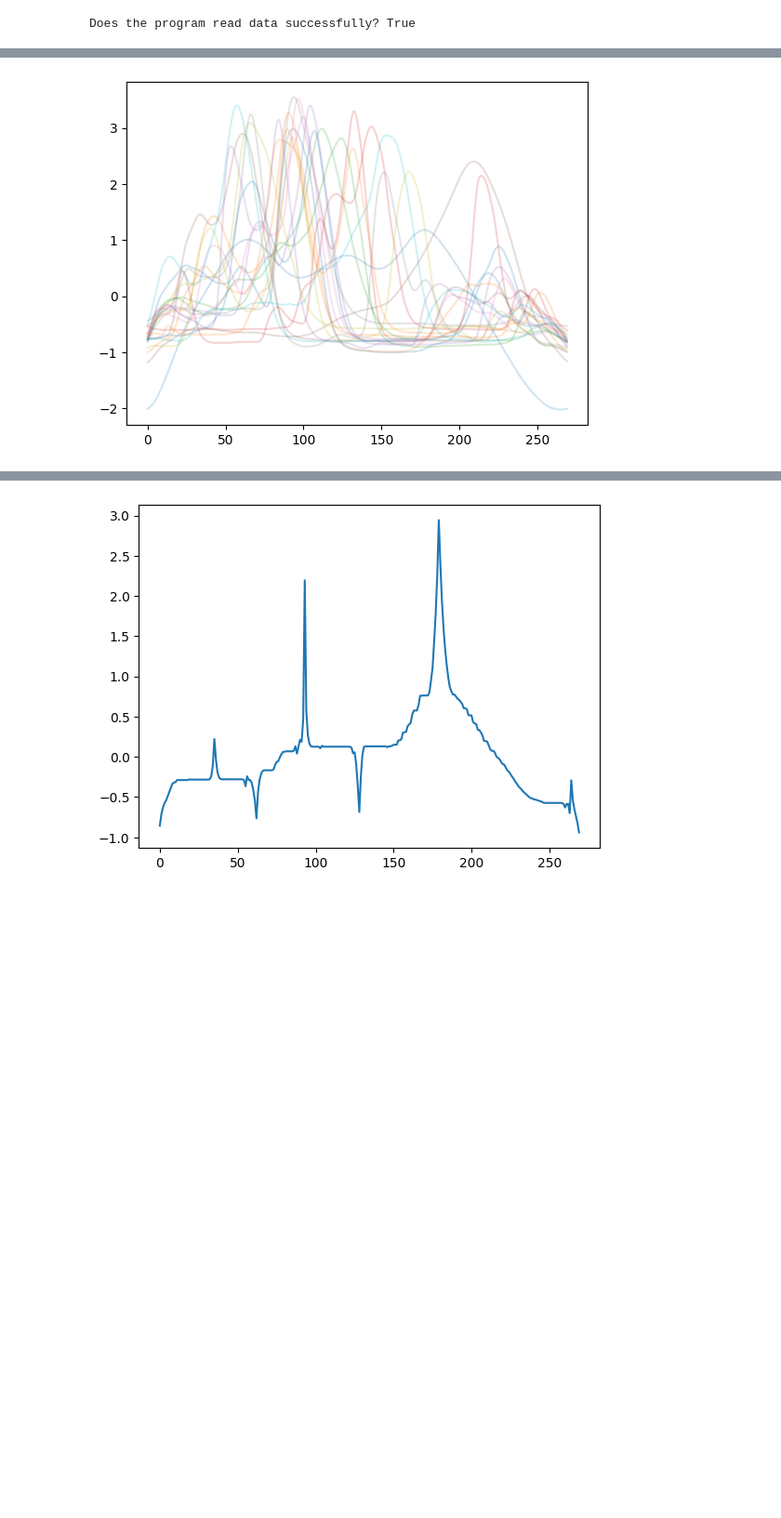
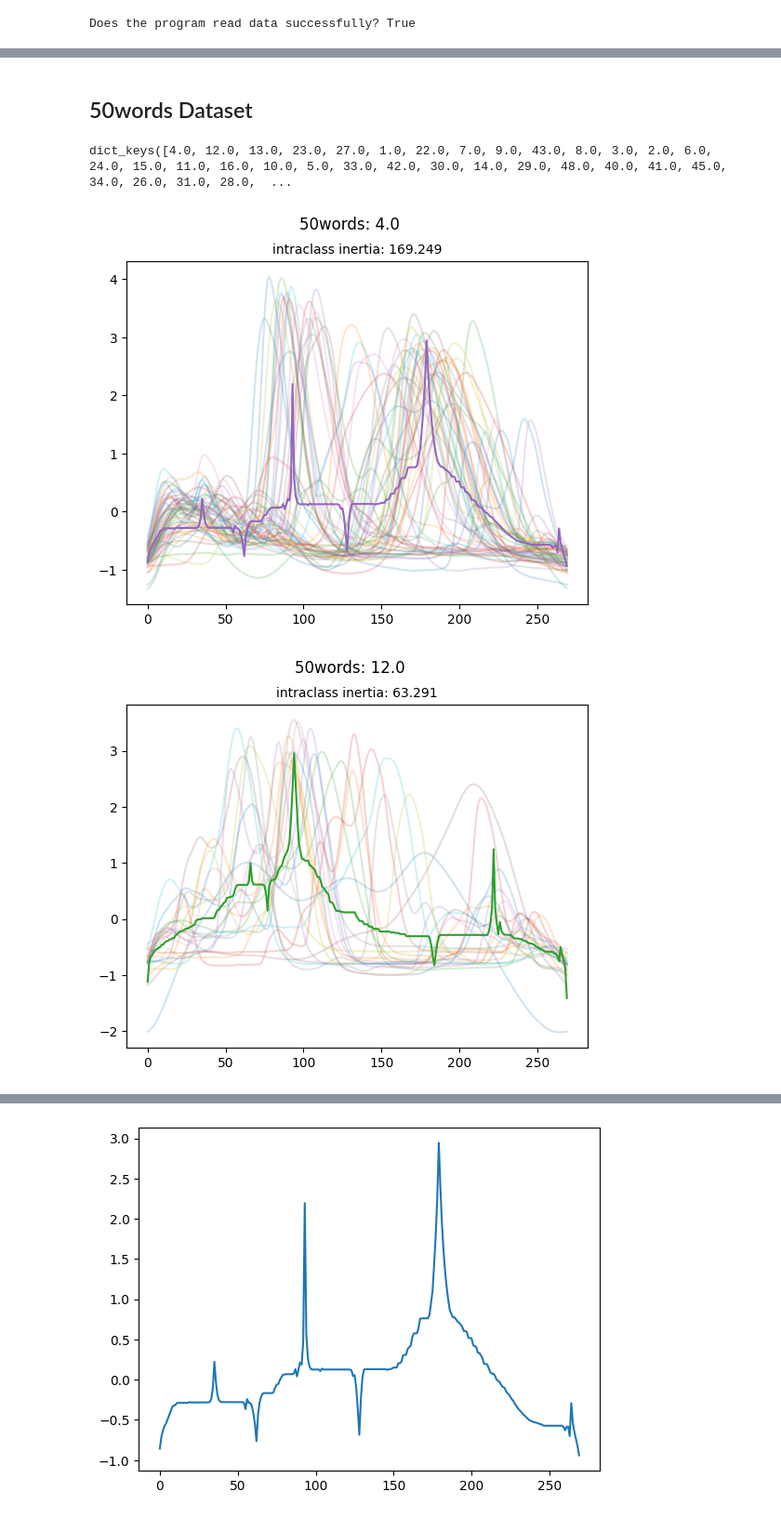
Before and after one commit to pakornyodkab/TimeSeriesFinalProject, a Jupyter notebook: Problem2.ipynb, the cells around one changed output, grey strips where cells are left out. Shown at 93% size. Drawn from its saved outputs; the diff is of its cells as text; code cells hidden in the pictures; blank space fills up the shorter version.

Commit message:
add `ctw_barycenter_averaging` and `intraclass inertia`

```diff
--- a/Problem2.ipynb
+++ b/Problem2.ipynb
@@ -70,7 +59,0 @@ plt.show()
-# %%
-fiftyWord_12 = fiftyWord[12.0]
-for s in fiftyWord_12:
-    plt.plot(s, alpha=.2)
-plt.show()
-# %% [output]
-[figure, removed]
@@ -76,0 +95,30 @@ plt.show()
+# %% [markdown]
+## 50words Dataset
+# %%
+set_name = "50words"
+fiftyWord = dataset[set_name]
+fiftyWord.keys()
+# %% [output]
+dict_keys([4.0, 12.0, 13.0, 23.0, 27.0, 1.0, 22.0, 7.0, 9.0, 43.0, 8.0, 3.0, 2.0, 6.0, 24.0, 15.0, 11.0, 16.0, 10.0, 5.0, 33.0, 42.0, 30.0, 14.0, 29.0, 48.0, 40.0, 41.0, 45.0, 34.0, 26.0, 31.0, 28.0,  ...
+# %%
+# Compute the DTW barycenter averaging
+averaging = dict()
+for cluster in fiftyWord.keys():
+    averaging[cluster] = dtw_barycenter_averaging(fiftyWord[cluster])
+# %%
+# Computer the intraclass inertia
+intraclass = dict()
+for cluster in fiftyWord.keys():
+    intraclass[cluster] = intraclass_inertia(centroid=averaging[cluster], time_series=fiftyWord[cluster])
+# %%
+# Visualize the first 3 clusters
+for cluster in list(fiftyWord.keys())[:3]:
+    for s in fiftyWord[cluster]:
+        plt.plot(s, alpha=.2)
+    plt.plot(averaging[cluster])
+    plt.suptitle(f"{set_name}: {cluster}")
+    plt.title(f"intraclass inertia: {round(intraclass[cluster], 3)}", fontsize=10)
+    plt.show()
+# %% [output]
+[figure, added]
+[figure, added]
```
Also changed, not shown: parts of 10 cells of this notebook.
